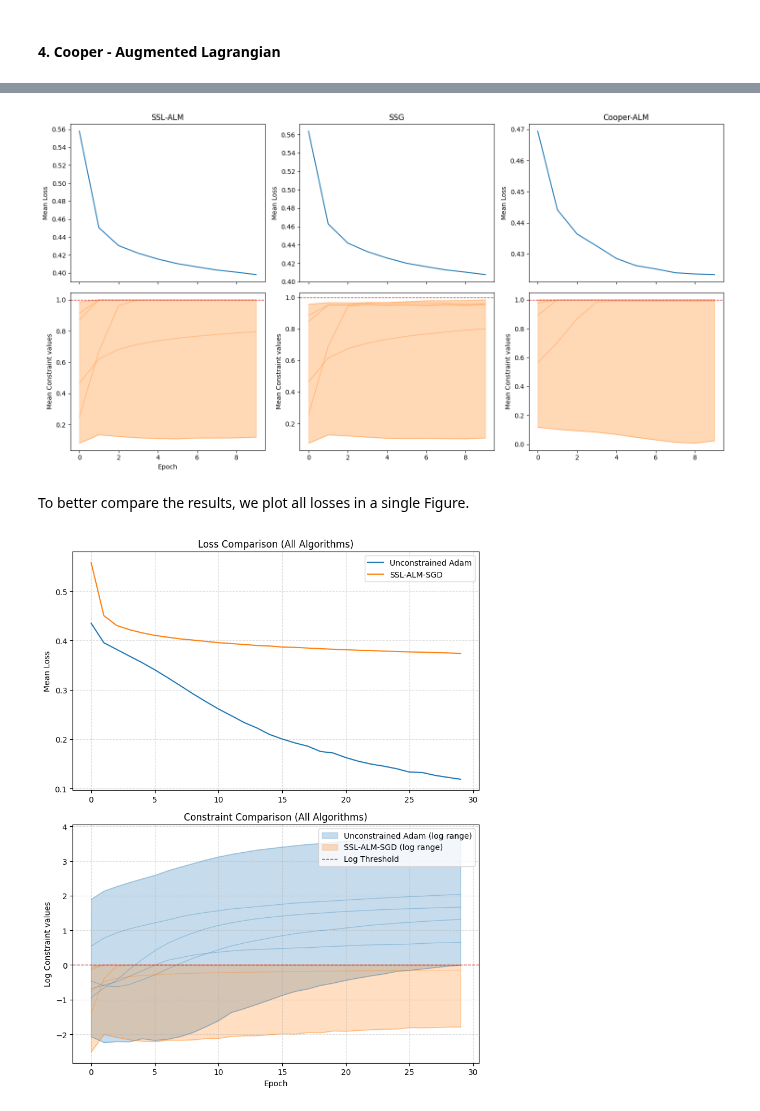
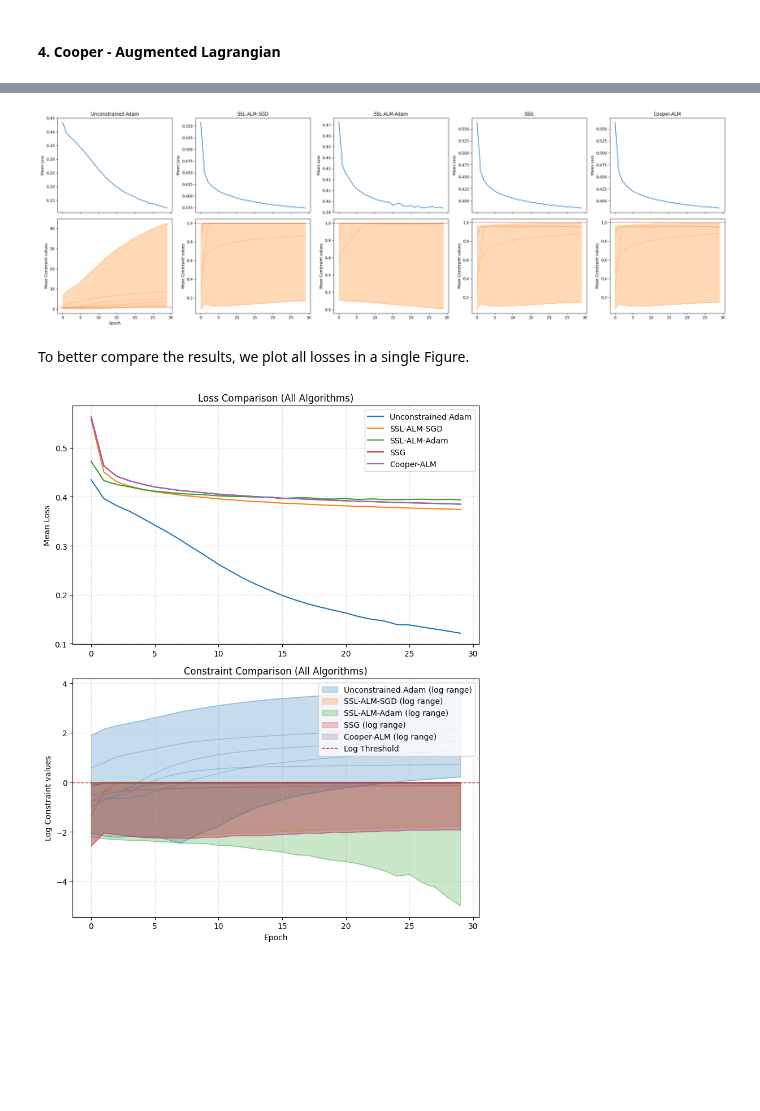
Before and after one commit to andrewklayk/humancompatible-train, a Jupyter notebook: examples/benchmarking.ipynb, the cells around one changed output, grey strips where cells are left out. Drawn from its saved outputs; the diff is of its cells as text; code cells hidden in the pictures; blank space fills up the shorter version.

```diff
--- a/examples/benchmarking.ipynb
+++ b/examples/benchmarking.ipynb
@@ -844,13 +908,12 @@ Epoch: 9, loss: 0.4233963814026562, constraints: [1.000016   0.99924904 0.999943
 # %%
-# 4 algorithms, each with a 1D loss array and 2 constraints
-
-losses = [ np.array(Adam_loss_log_plotting), np.array(SSL_ALM_loss_log_plotting), np.array(SSL_ALM_Adam_c_log_plotting), np.array(SSG_loss_log_plotting) , np.array(Cooper_loss_log_plotting)]
-constraints = [ np.array(Adam_c_log_plotting).T , np.array(SSL_ALM_c_log_plotting).T , np.array(SSL_ALM_Adam_c_log_plotting).T, np.array(SSG_c_log_plotting).T , np.array(Cooper_c_log_plotting).T]
+# plot the current results
+losses = np.load(log_path)["losses"]
+constraints = np.load(log_path)["constraints"]
 thresholds = [ constraint_bounds[0] ]
 
 plot_losses_and_constraints(losses, constraints, thresholds, titles=['Unconstrained Adam', 'SSL-ALM-SGD', 'SSL-ALM-Adam', 'SSG', 'Cooper-ALM'], plot_individual_constraints=True)
 # %% [output]
-[figure, old version]
+[figure, new version]
 # %% [markdown]
 To better compare the results, we plot all losses in a single Figure.
 # %%
@@ -930,6 +993,6 @@ losses = np.load(log_path)["losses"]
 constraints = np.load(log_path)["constraints"]
 thresholds = [ constraint_bounds[0] ]
 
-plot_losses_and_constraints(losses, constraints, thresholds, titles=['Unconstrained Adam', 'SSL-ALM-SGD'], plot_individual_constraints=True)
+plot_losses_and_constraints_single(losses, constraints, thresholds, titles=['Unconstrained Adam', 'SSL-ALM-SGD', 'SSL-ALM-Adam', 'SSG', 'Cooper-ALM'], plot_individual_constraints=True)
 # %% [output]
-[figure, old version]
+[figure, new version]
```
Also changed, not shown: parts of 17 cells of this notebook.
